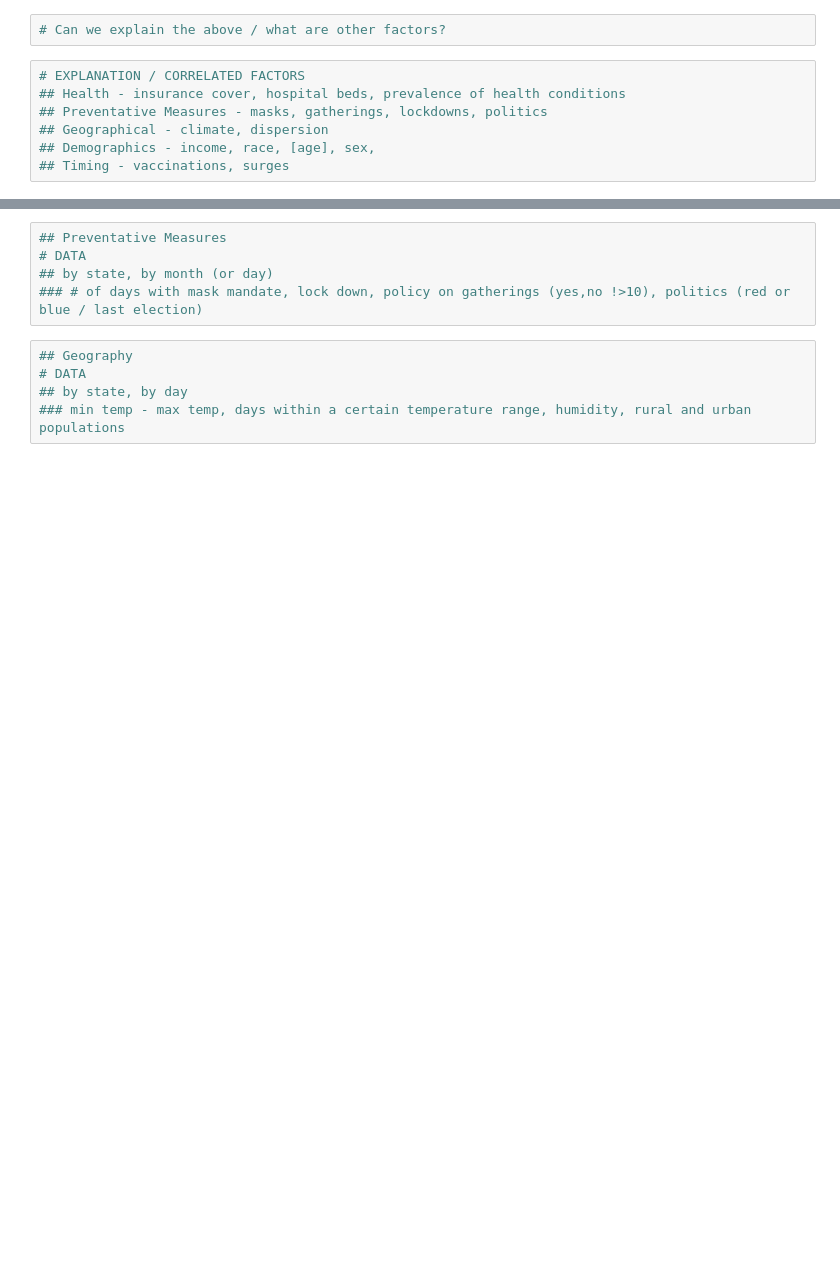
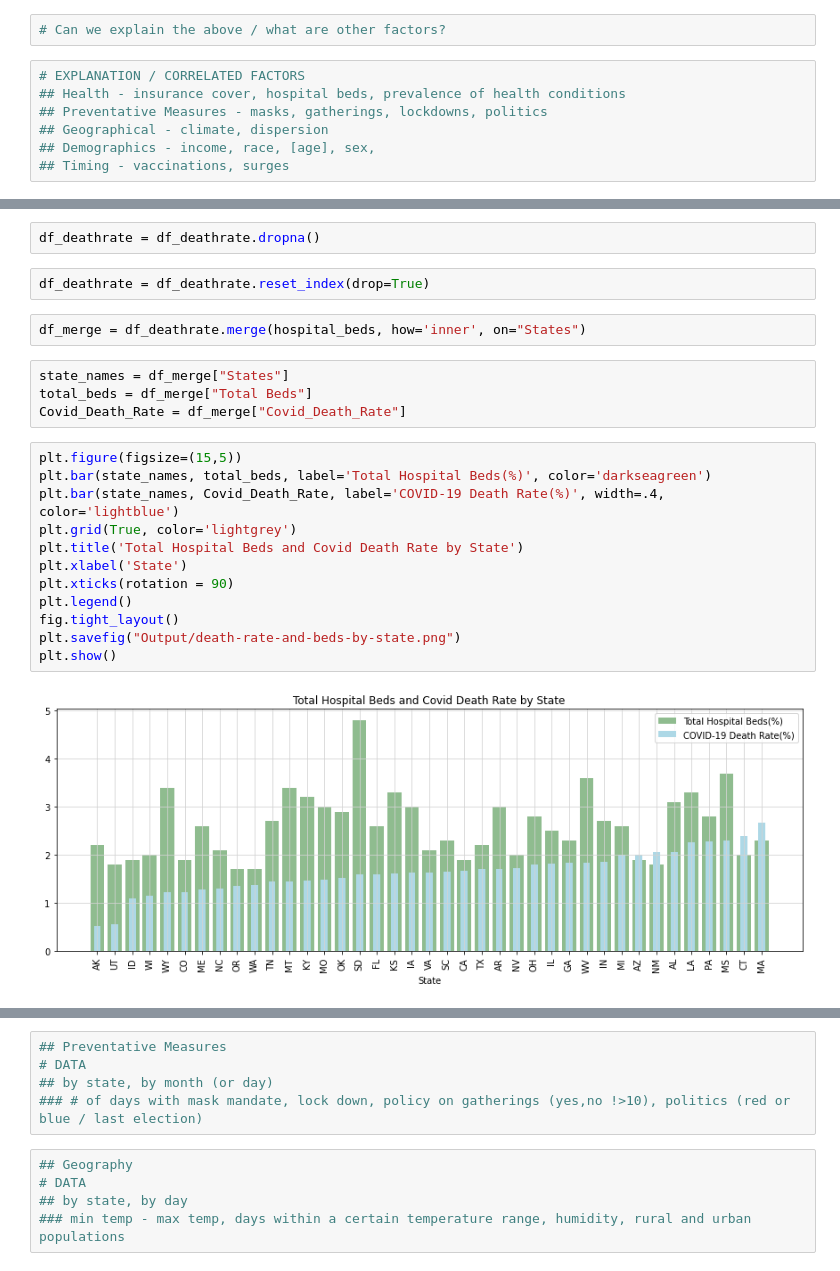
Before and after one commit to jenniecinelli/project_one, a Jupyter notebook: Folder4/Master.ipynb, the cells around one changed output, grey strips where cells are left out. Drawn from its saved outputs; the diff is of its cells as text; blank space fills up the shorter version.

```diff
--- a/Folder4/Master.ipynb
+++ b/Folder4/Master.ipynb
@@ -78,0 +184,24 @@ plt.show()
+# %%
+df_deathrate = df_deathrate.dropna()
+# %%
+df_deathrate = df_deathrate.reset_index(drop=True)
+# %%
+df_merge = df_deathrate.merge(hospital_beds, how='inner', on="States")
+# %%
+state_names = df_merge["States"]
+total_beds = df_merge["Total Beds"]
+Covid_Death_Rate = df_merge["Covid_Death_Rate"]
+# %%
+plt.figure(figsize=(15,5))
+plt.bar(state_names, total_beds, label='Total Hospital Beds(%)', color='darkseagreen')
+plt.bar(state_names, Covid_Death_Rate, label='COVID-19 Death Rate(%)', width=.4, color='lightblue')
+plt.grid(True, color='lightgrey')
+plt.title('Total Hospital Beds and Covid Death Rate by State')
+plt.xlabel('State')
+plt.xticks(rotation = 90)
+plt.legend()
+fig.tight_layout()
+plt.savefig("Output/death-rate-and-beds-by-state.png")
+plt.show()
+# %% [output]
+[figure, added]
```
Also changed, not shown: parts of 17 cells of this notebook, 7 other files.
